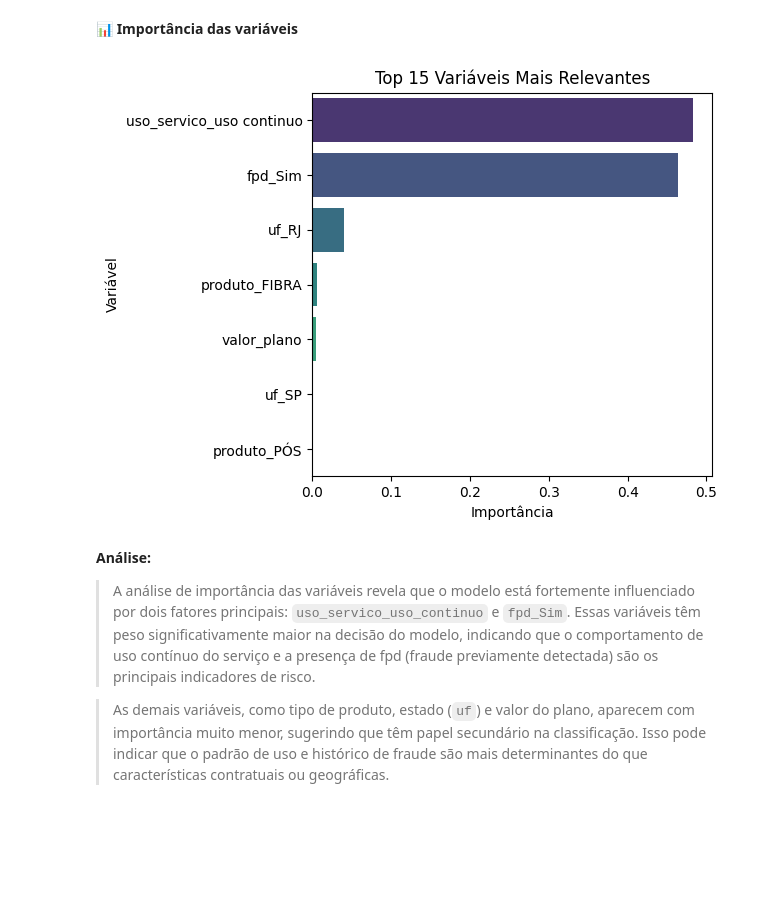
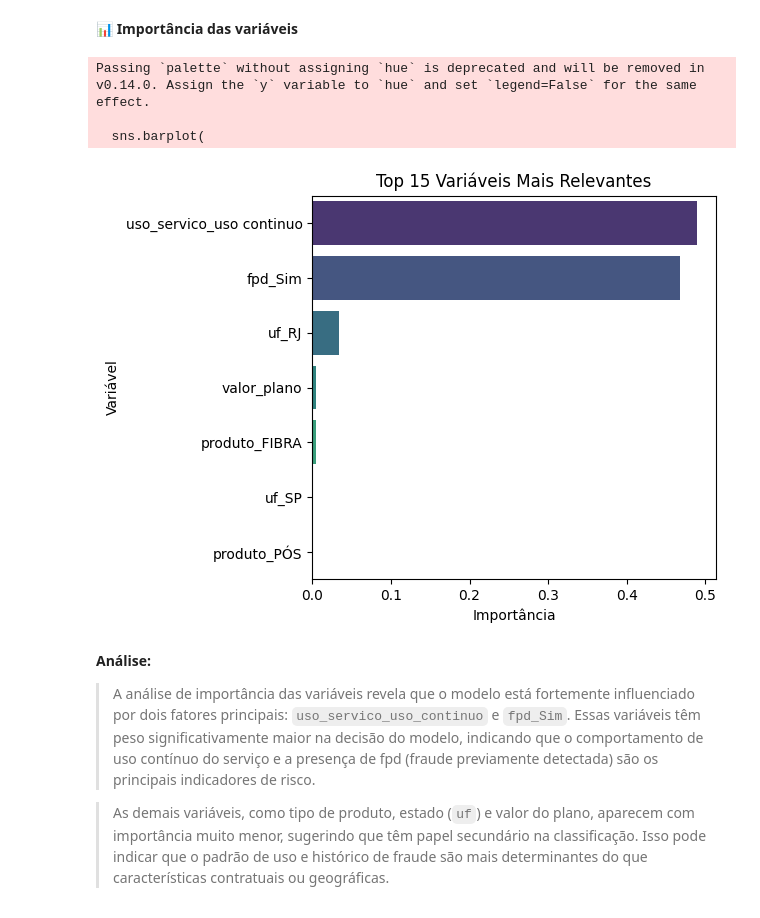
Before and after one commit to cvanessaribeiro/pospucrj_sprint_machinelearning, a Jupyter notebook: MVP_ML_&_Analytics.ipynb, the cells around one changed output. Saved outputs shown, nothing was run; the diff lists cells and outputs as text; code cells hidden in the pictures; blank space fills up the shorter version.

```diff
--- a/MVP_ML_&_Analytics.ipynb
+++ b/MVP_ML_&_Analytics.ipynb
@@ -331,24 +331,40 @@ plt.show()
 >A matriz mostra que o modelo teve boa capacidade de identificar corretamente os casos de não fraude (TN), mas também é importante observar os falsos negativos (FN), que representam fraudes reais não detectadas. Em um contexto de prevenção, reduzir os FN é essencial, pois cada fraude não identificada pode gerar prejuízo. Já os falsos positivos (FP), embora menos críticos, podem gerar incômodo ao cliente e custo operacional. O equilíbrio entre sensibilidade e precisão é fundamental.*
 # %% [markdown]
 📊 **Importância das variáveis**
-# %%
-sns.barplot(
-    x='Importância',
-    y='Variável',
-    data=df_importancia.head(15),
-    hue='Variável',            # adiciona hue para ativar o palette
-    palette='viridis',
-    dodge=False                # evita deslocamento horizontal
-)
-
-plt.title('Top 15 Variáveis Mais Relevantes')
-plt.xlabel('Importância')
-plt.ylabel('Variável')
-plt.legend([], [], frameon=False)  # remove legenda desnecessária
-plt.tight_layout()
-plt.show()
-# %% [output]
-[figure, removed]
+# %%
+from sklearn.ensemble import RandomForestClassifier
+import pandas as pd
+import seaborn as sns
+import matplotlib.pyplot as plt
+
+# Treinando o modelo
+modelo = RandomForestClassifier(random_state=42)
+modelo.fit(X, y)
+
+# Criando DataFrame de importância
+df_importancia = pd.DataFrame({
+    'Variável': X.columns,
+    'Importância': modelo.feature_importances_
+}).sort_values(by='Importância', ascending=False)
+
+# Plotando gráfico das 15 variáveis mais relevantes
+sns.barplot(
+    x='Importância',
+    y='Variável',
+    data=df_importancia.head(15),
+    palette='viridis'
+)
+
+plt.title('Top 15 Variáveis Mais Relevantes')
+plt.xlabel('Importância')
+plt.ylabel('Variável')
+plt.tight_layout()
+plt.show()
+# %% [output]
+Passing `palette` without assigning `hue` is deprecated and will be removed in v0.14.0. Assign the `y` variable to `hue` and set `legend=False` for the same effect.
+
+  sns.barplot(
+[figure, added]
 # %% [markdown]
 **Análise:**
 >A análise de importância das variáveis revela que o modelo está fortemente influenciado por dois fatores principais: `uso_servico_uso_continuo` e `fpd_Sim`. Essas variáveis têm peso significativamente maior na decisão do modelo, indicando que o comportamento de uso contínuo do serviço e a presença de fpd (fraude previamente detectada) são os principais indicadores de risco.
```
